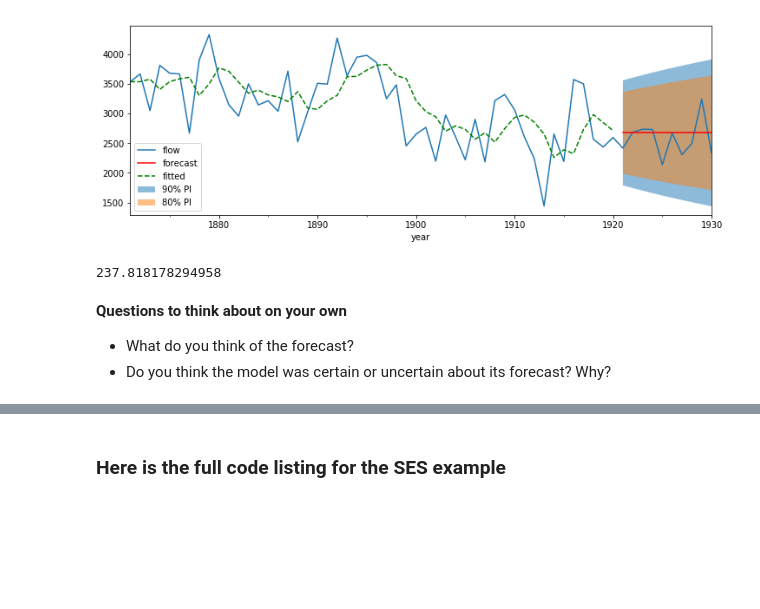
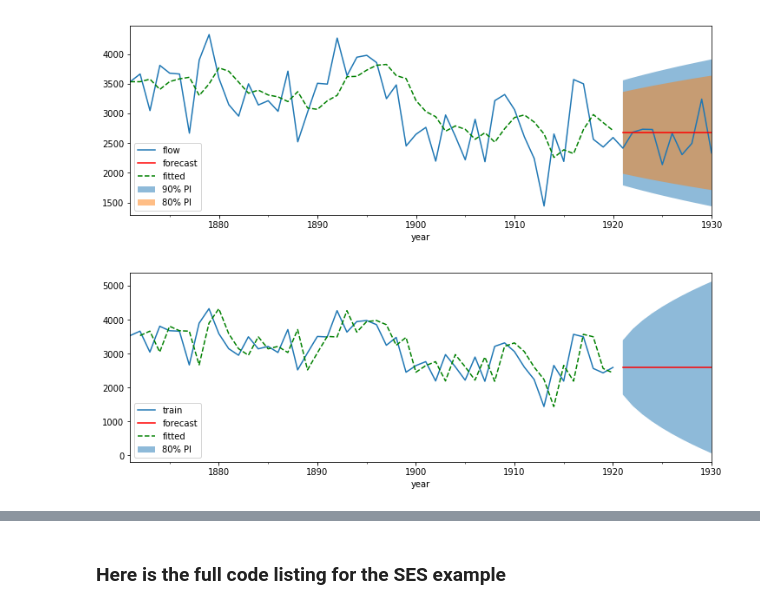
Before and after one commit to TomMonks/psma-forecasting, a Jupyter notebook: Lab_ExpSmoothing.ipynb, the cells around one changed output, grey strips where cells are left out. Saved outputs shown, nothing was run; the diff lists cells and outputs as text; code cells hidden in the pictures; blank space fills up the shorter version.

```diff
--- a/Lab_ExpSmoothing.ipynb
+++ b/Lab_ExpSmoothing.ipynb
@@ -182,11 +231,7 @@ plot_forecast(train['flow'], results_ses.fittedvalues, forecast)
 plot_forecast(nile['flow'], results_ses.fittedvalues, forecast)
 # %% [output]
 [figure]
-# %%
-mean_absolute_error(y_true=test['flow'], y_pred=forecast.summary_frame()['mean'])
-# %% [output]
-237.818178294958
-# %% [markdown]
-**Questions to think about on your own**
-* What do you think of the forecast?
-* Do you think the model was certain or uncertain about its forecast?  Why?
+# %%
+plot_naive_forecast(train['flow'], test['flow'], nf1, HORIZON)
+# %% [output]
+[figure, added]
```
Also changed, not shown: parts of 15 cells of this notebook.
